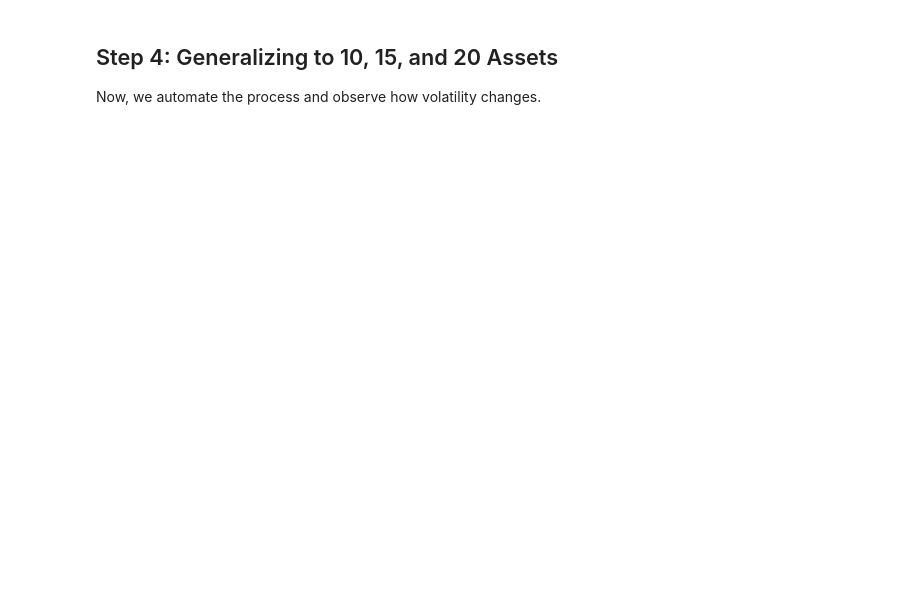
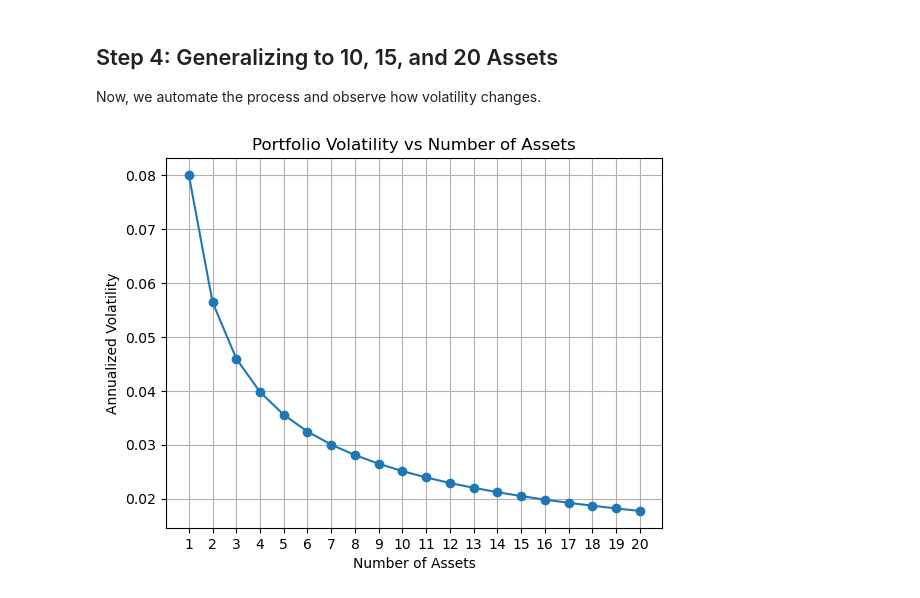
Before and after one commit to QuantLandi/computational-investing-exercises, a Jupyter notebook: day4_orthogonality.ipynb, the cells around one changed output. Saved outputs shown, nothing was run; the diff lists cells and outputs as text; code cells hidden in the pictures; blank space fills up the shorter version.

```diff
--- a/day4_orthogonality.ipynb
+++ b/day4_orthogonality.ipynb
@@ -88,25 +177,35 @@ plt.show()
 
 Now, we automate the process and observe how volatility changes.
 # %%
-assets = [primary_returns, second_asset, third_asset]
-results = {"Number of Assets": [1, 2, 3], "Annual Volatility": []}
+assets = [primary_returns, second_asset_orthogonal, third_asset]
+results = {
+    "Number of Assets": [1, 2, 3],
+    "Annual Volatility": [
+        primary_returns.std() * np.sqrt(252),
+        (0.5 * primary_returns + 0.5 * second_asset_orthogonal).std() * np.sqrt(252),
+        (1/3 * primary_returns + 1/3 * second_asset_orthogonal + 1/3 * third_asset).std() * np.sqrt(252),
+    ]
+}
 
-for num_assets in [10, 15, 20]:
+for num_assets in range(4, 21):
     while len(assets) < num_assets:
         new_asset = generate_orthogonal_asset(assets, mean_daily_return, daily_volatility, num_days)
         assets.append(new_asset)
 
     weights = np.ones(len(assets)) / len(assets)
     portfolio_returns = sum(weight * asset for weight, asset in zip(weights, assets))
     results["Number of Assets"].append(num_assets)
     results["Annual Volatility"].append(portfolio_returns.std() * np.sqrt(252))
 
+# Convert results to DataFrame and plot
 df = pd.DataFrame(results)
+
 plt.plot(df["Number of Assets"], df["Annual Volatility"], marker='o')
+plt.xticks(ticks=results["Number of Assets"])
 plt.xlabel("Number of Assets")
 plt.ylabel("Annualized Volatility")
 plt.title("Portfolio Volatility vs Number of Assets")
 plt.grid()
 plt.show()
-
-df
+# %% [output]
+[figure, added]
```
Also changed, not shown: parts of 12 cells of this notebook.
